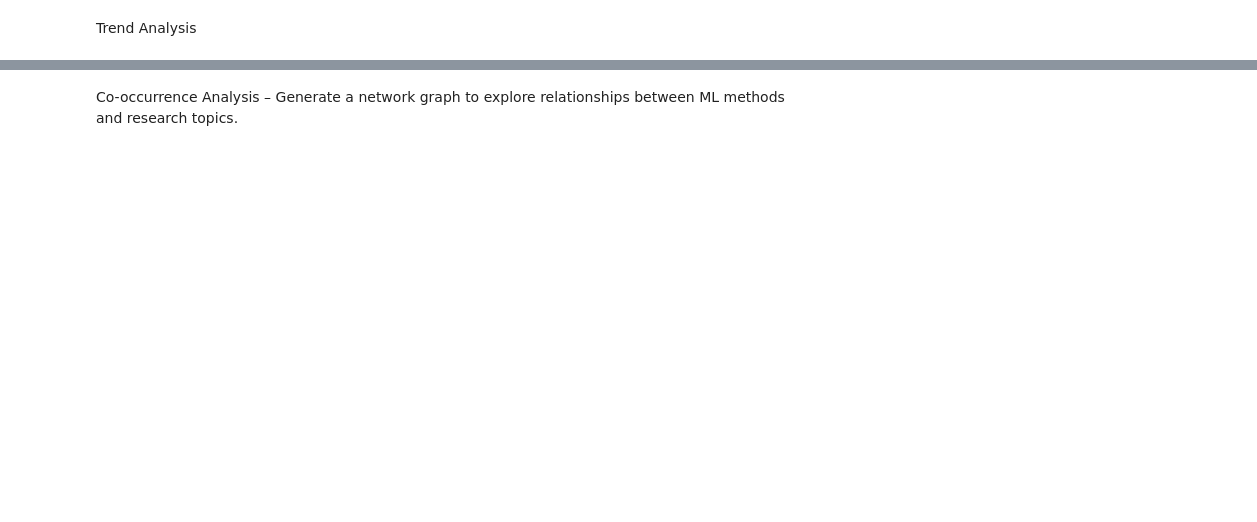
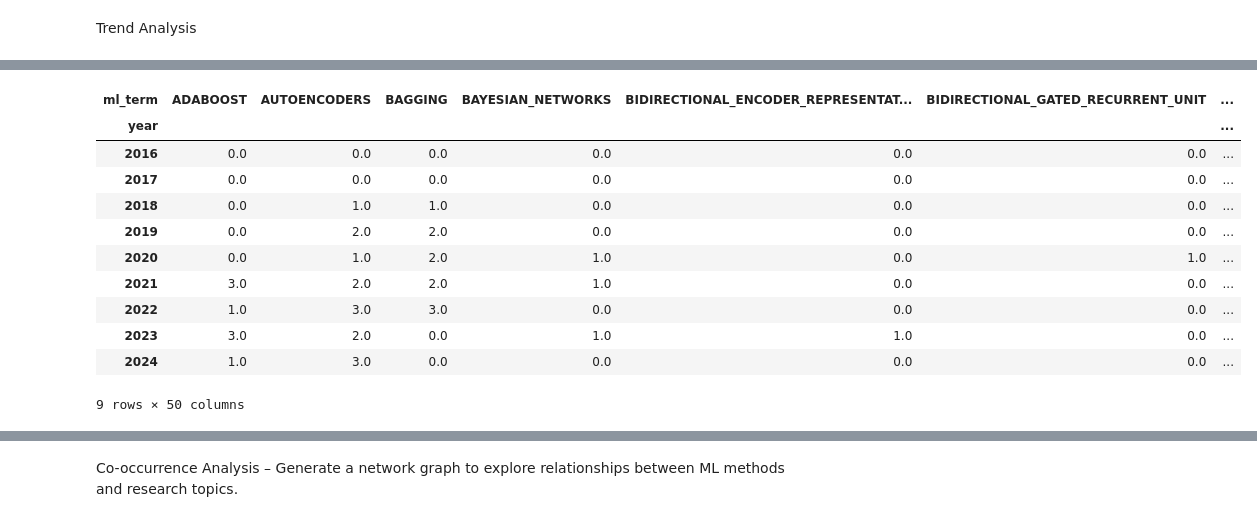
Before and after one commit to seyedrezamirkhani/ml-lncRNA, a Jupyter notebook: src/notebooks/part-03-finding-ML-methods-with-rules/11-analyse-search-results.ipynb, the cells around one changed output, grey strips where cells are left out. Drawn from its saved outputs; the diff is of its cells as text; code cells hidden in the pictures; blank space fills up the shorter version.

```diff
--- a/src/notebooks/part-03-finding-ML-methods-with-rules/11-analyse-search-results.ipynb
+++ b/src/notebooks/part-03-finding-ML-methods-with-rules/11-analyse-search-results.ipynb
@@ -203,0 +234,15 @@ Trend Analysis
+# %%
+ml_trend_pivot_df
+# %% [output]
+| ml_term | ADABOOST | AUTOENCODERS | BAGGING | BAYESIAN_NETWORKS | BIDIRECTIONAL_ENCODER_REPRESENTAT... | BIDIRECTIONAL_GATED_RECURRENT_UNIT | ... |
+| year |  |  |  |  |  |  | ... |
+| 2016 | 0.0 | 0.0 | 0.0 | 0.0 | 0.0 | 0.0 | ... |
+| 2017 | 0.0 | 0.0 | 0.0 | 0.0 | 0.0 | 0.0 | ... |
+| 2018 | 0.0 | 1.0 | 1.0 | 0.0 | 0.0 | 0.0 | ... |
+| 2019 | 0.0 | 2.0 | 2.0 | 0.0 | 0.0 | 0.0 | ... |
+| 2020 | 0.0 | 1.0 | 2.0 | 1.0 | 0.0 | 1.0 | ... |
+| 2021 | 3.0 | 2.0 | 2.0 | 1.0 | 0.0 | 0.0 | ... |
+| 2022 | 1.0 | 3.0 | 3.0 | 0.0 | 0.0 | 0.0 | ... |
+| 2023 | 3.0 | 2.0 | 0.0 | 1.0 | 1.0 | 0.0 | ... |
+| 2024 | 1.0 | 3.0 | 0.0 | 0.0 | 0.0 | 0.0 | ... |
+9 rows × 50 columns
```
Also changed, not shown: parts of 29 cells of this notebook.
